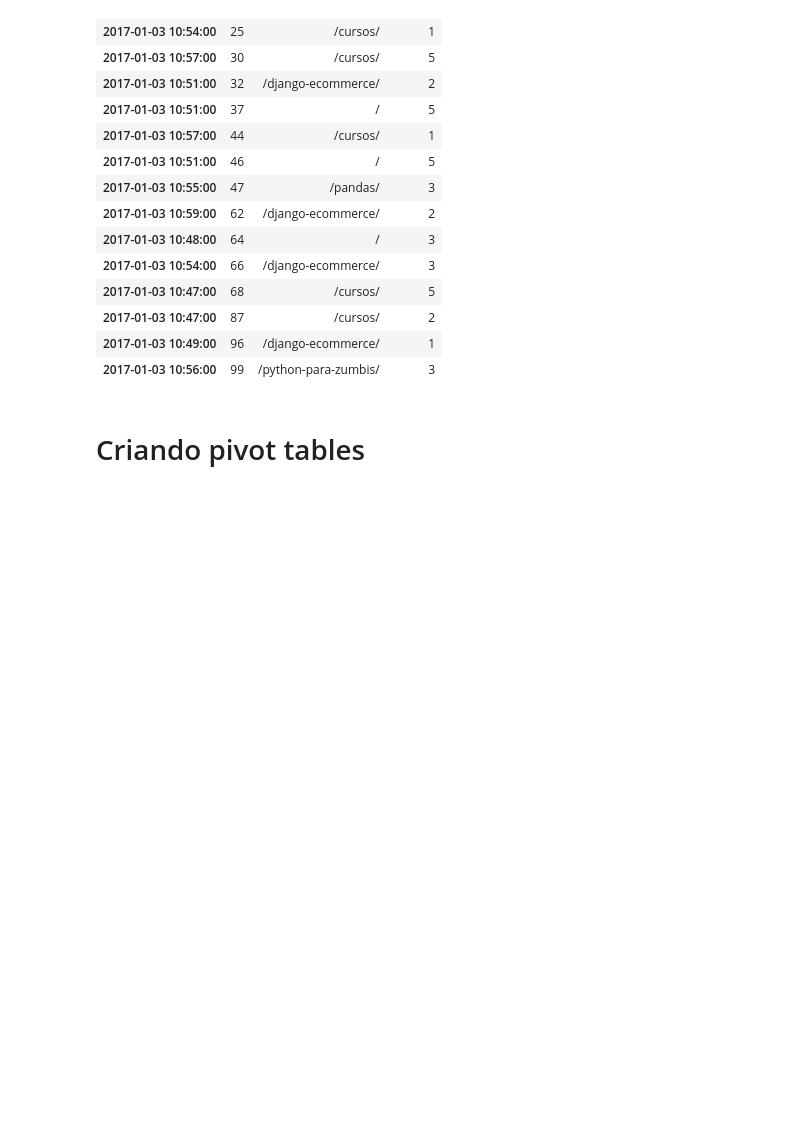
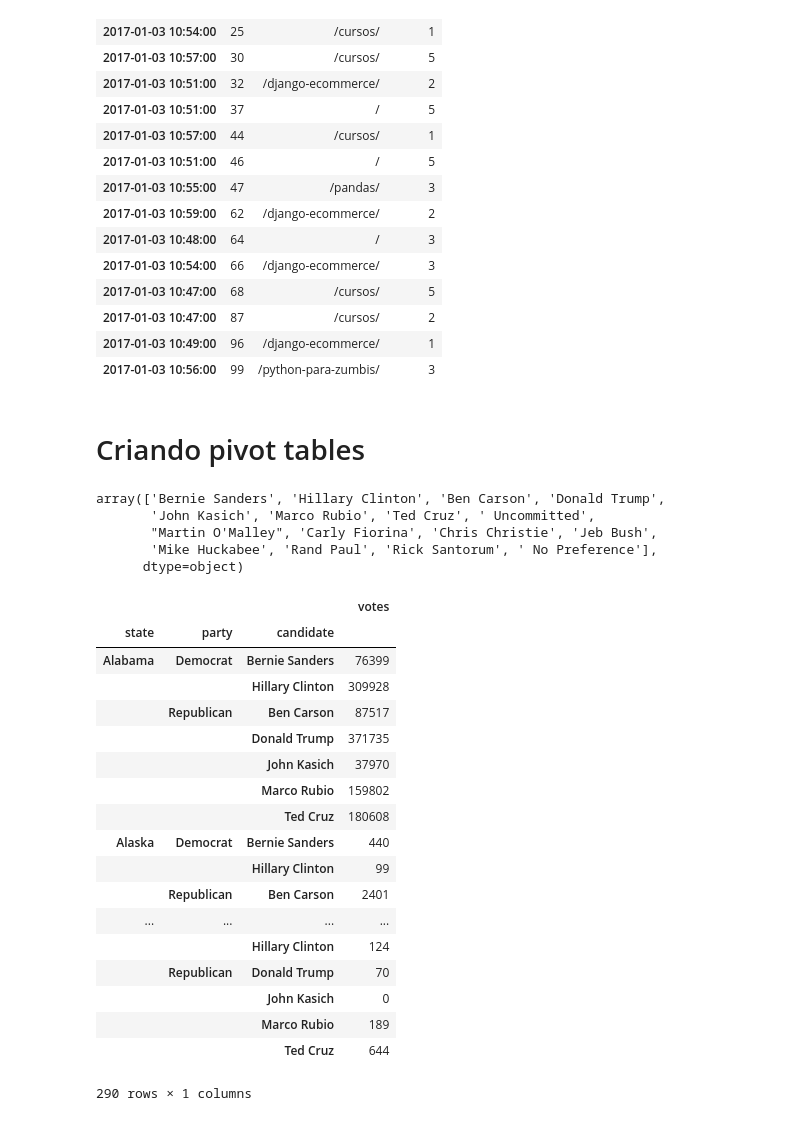
Before and after one commit to lucascarrafa/python_datascience, a Jupyter notebook: pandas_pt3.ipynb, the cells around one changed output. Saved outputs shown, nothing was run; the diff lists cells and outputs as text; code cells hidden in the pictures; blank space fills up the shorter version.

```diff
--- a/pandas_pt3.ipynb
+++ b/pandas_pt3.ipynb
@@ -319,3 +319,36 @@ log_df['2017-01-03 10:47':'2017-01-03 11:00']
 | 2017-01-03 10:56:00 | 99 | /python-para-zumbis/ | 3 |
 # %% [markdown]
 # Criando pivot tables
+# %%
+primary_df = pd.read_csv('primary-results.csv')
+# %%
+primary_df['candidate'].unique()
+# %% [output]
+array(['Bernie Sanders', 'Hillary Clinton', 'Ben Carson', 'Donald Trump',
+       'John Kasich', 'Marco Rubio', 'Ted Cruz', ' Uncommitted',
+       "Martin O'Malley", 'Carly Fiorina', 'Chris Christie', 'Jeb Bush',
+       'Mike Huckabee', 'Rand Paul', 'Rick Santorum', ' No Preference'],
+      dtype=object)
+# %%
+pd.pivot_table(primary_df,index=['state','party','candidate'], values=['votes'],
+              aggfunc={'votes':np.sum})
+# %% [output]
+|  |  |  | votes |
+| state | party | candidate |  |
+| Alabama | Democrat | Bernie Sanders | 76399 |
+|  |  | Hillary Clinton | 309928 |
+|  | Republican | Ben Carson | 87517 |
+|  |  | Donald Trump | 371735 |
+|  |  | John Kasich | 37970 |
+|  |  | Marco Rubio | 159802 |
+|  |  | Ted Cruz | 180608 |
+| Alaska | Democrat | Bernie Sanders | 440 |
+|  |  | Hillary Clinton | 99 |
+|  | Republican | Ben Carson | 2401 |
+| ... | ... | ... | ... |
+|  |  | Hillary Clinton | 124 |
+|  | Republican | Donald Trump | 70 |
+|  |  | John Kasich | 0 |
+|  |  | Marco Rubio | 189 |
+|  |  | Ted Cruz | 644 |
+290 rows × 1 columns
```
Also changed, not shown: parts of 9 cells of this notebook, 1 other file.
